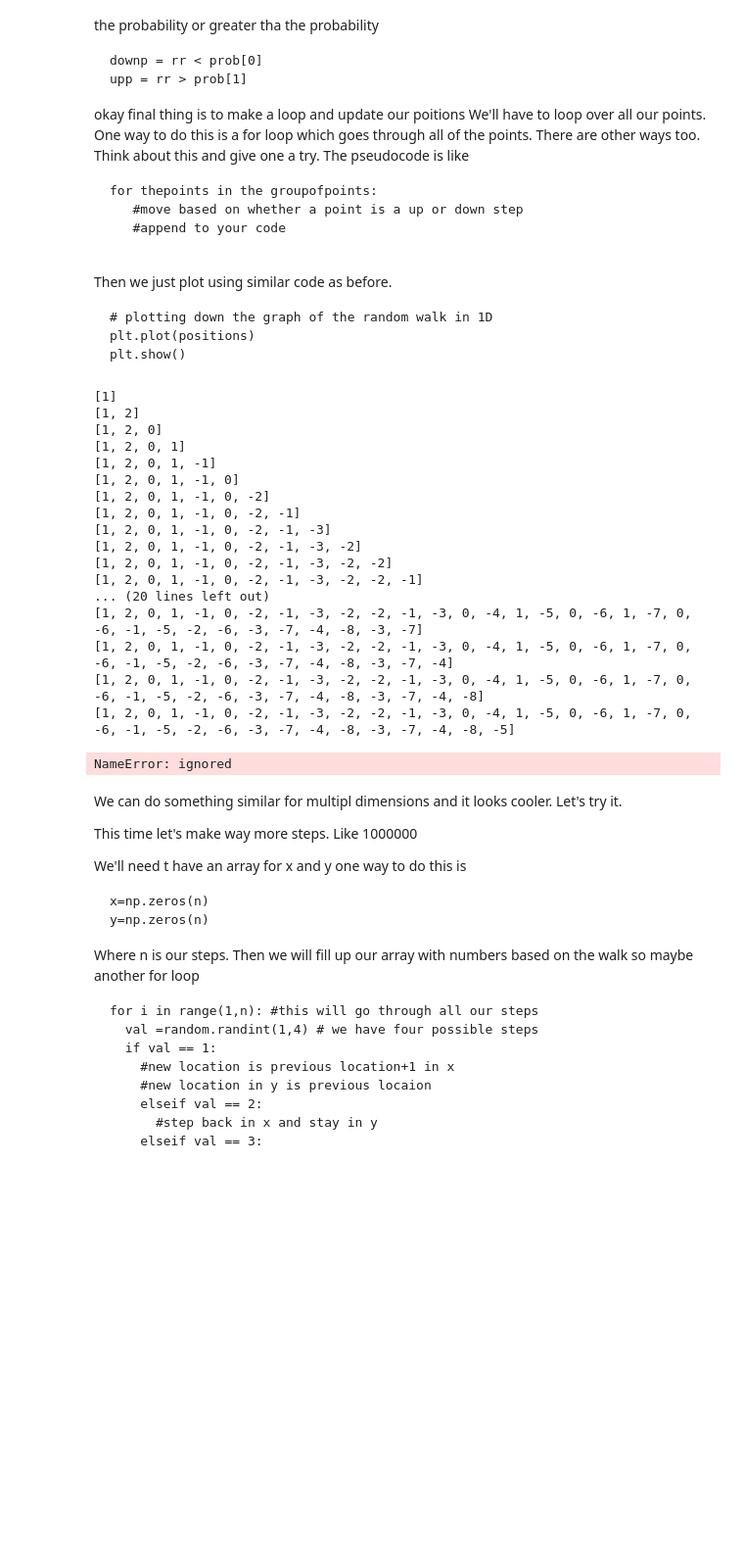
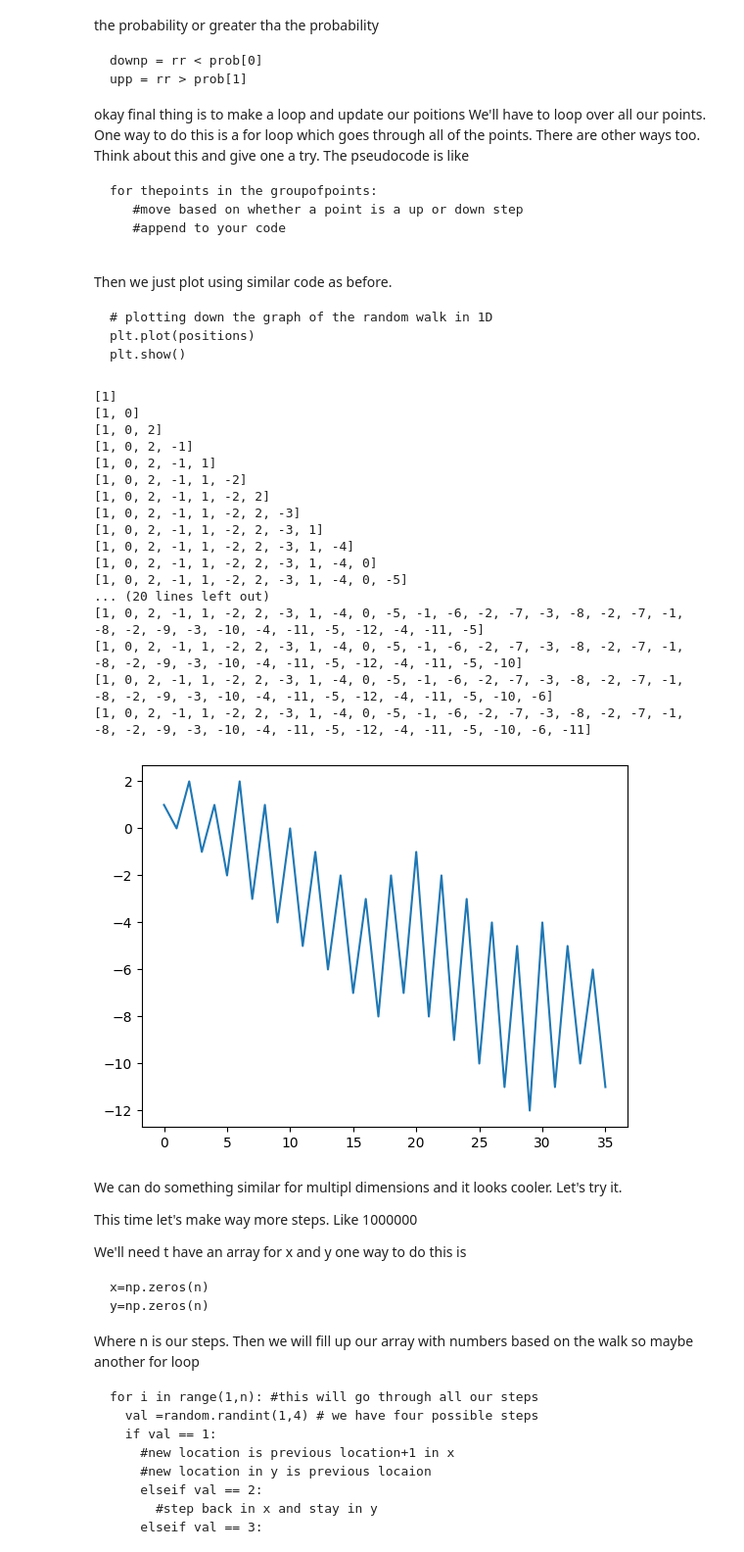
Before and after one commit to jonnymon3217/PHYS3025WorkjonnyMoore9real, a Jupyter notebook: PHYS3025_Activty2.ipynb, the cells around one changed output. Shown at 98% size. Drawn from its saved outputs; the diff is of its cells as text; code cells hidden in the pictures; blank space fills up the shorter version.

```diff
--- a/PHYS3025_Activty2.ipynb
+++ b/PHYS3025_Activty2.ipynb
@@ -151,40 +151,38 @@ plt.show()
 # %%
 # code here
 prob = [0.2 ,0.9]
 st= 1
 poss = [st]
 print(poss)
-
-rr = numpy.random.random(1000)
+rannum = numpy.random.random(100000)
 step = 35
-
 for i in range(step):
-  if rr[i] < prob[0]:
+  if rannum[i] < prob[0]:
     poss.append(poss[i-1]+1)
   else:
     poss.append(poss[i-1]-1)
   print(poss)
-ptl.plt(poss)
+plt.plot(poss)
 plt.show()
 # %% [output]
 [1]
-[1, 2]
-[1, 2, 0]
-[1, 2, 0, 1]
-[1, 2, 0, 1, -1]
-[1, 2, 0, 1, -1, 0]
-[1, 2, 0, 1, -1, 0, -2]
-[1, 2, 0, 1, -1, 0, -2, -1]
-[1, 2, 0, 1, -1, 0, -2, -1, -3]
-[1, 2, 0, 1, -1, 0, -2, -1, -3, -2]
-[1, 2, 0, 1, -1, 0, -2, -1, -3, -2, -2]
-[1, 2, 0, 1, -1, 0, -2, -1, -3, -2, -2, -1]
+[1, 0]
+[1, 0, 2]
+[1, 0, 2, -1]
+[1, 0, 2, -1, 1]
+[1, 0, 2, -1, 1, -2]
+[1, 0, 2, -1, 1, -2, 2]
+[1, 0, 2, -1, 1, -2, 2, -3]
+[1, 0, 2, -1, 1, -2, 2, -3, 1]
+[1, 0, 2, -1, 1, -2, 2, -3, 1, -4]
+[1, 0, 2, -1, 1, -2, 2, -3, 1, -4, 0]
+[1, 0, 2, -1, 1, -2, 2, -3, 1, -4, 0, -5]
 ... (20 lines left out)
-[1, 2, 0, 1, -1, 0, -2, -1, -3, -2, -2, -1, -3, 0, -4, 1, -5, 0, -6, 1, -7, 0, -6, -1, -5, -2, -6, -3, -7, -4, -8, -3, -7]
-[1, 2, 0, 1, -1, 0, -2, -1, -3, -2, -2, -1, -3, 0, -4, 1, -5, 0, -6, 1, -7, 0, -6, -1, -5, -2, -6, -3, -7, -4, -8, -3, -7, -4]
-[1, 2, 0, 1, -1, 0, -2, -1, -3, -2, -2, -1, -3, 0, -4, 1, -5, 0, -6, 1, -7, 0, -6, -1, -5, -2, -6, -3, -7, -4, -8, -3, -7, -4, -8]
-[1, 2, 0, 1, -1, 0, -2, -1, -3, -2, -2, -1, -3, 0, -4, 1, -5, 0, -6, 1, -7, 0, -6, -1, -5, -2, -6, -3, -7, -4, -8, -3, -7, -4, -8, -5]
+[1, 0, 2, -1, 1, -2, 2, -3, 1, -4, 0, -5, -1, -6, -2, -7, -3, -8, -2, -7, -1, -8, -2, -9, -3, -10, -4, -11, -5, -12, -4, -11, -5]
+[1, 0, 2, -1, 1, -2, 2, -3, 1, -4, 0, -5, -1, -6, -2, -7, -3, -8, -2, -7, -1, -8, -2, -9, -3, -10, -4, -11, -5, -12, -4, -11, -5, -10]
+[1, 0, 2, -1, 1, -2, 2, -3, 1, -4, 0, -5, -1, -6, -2, -7, -3, -8, -2, -7, -1, -8, -2, -9, -3, -10, -4, -11, -5, -12, -4, -11, -5, -10, -6]
+[1, 0, 2, -1, 1, -2, 2, -3, 1, -4, 0, -5, -1, -6, -2, -7, -3, -8, -2, -7, -1, -8, -2, -9, -3, -10, -4, -11, -5, -12, -4, -11, -5, -10, -6, -11]
-NameError: ignored
+[figure, added]
 # %% [markdown]
 We can do something similar for multipl dimensions and it looks cooler. Let's try it.
 
```
Also changed, not shown: parts of 2 cells of this notebook.
